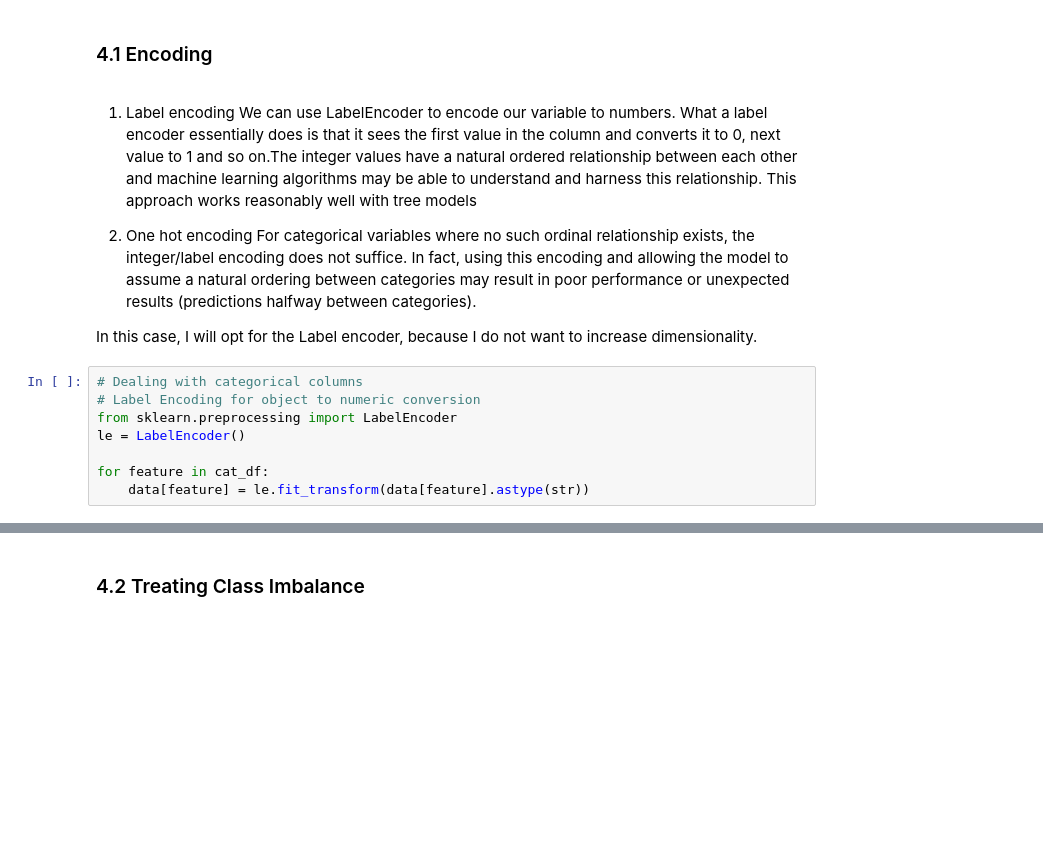
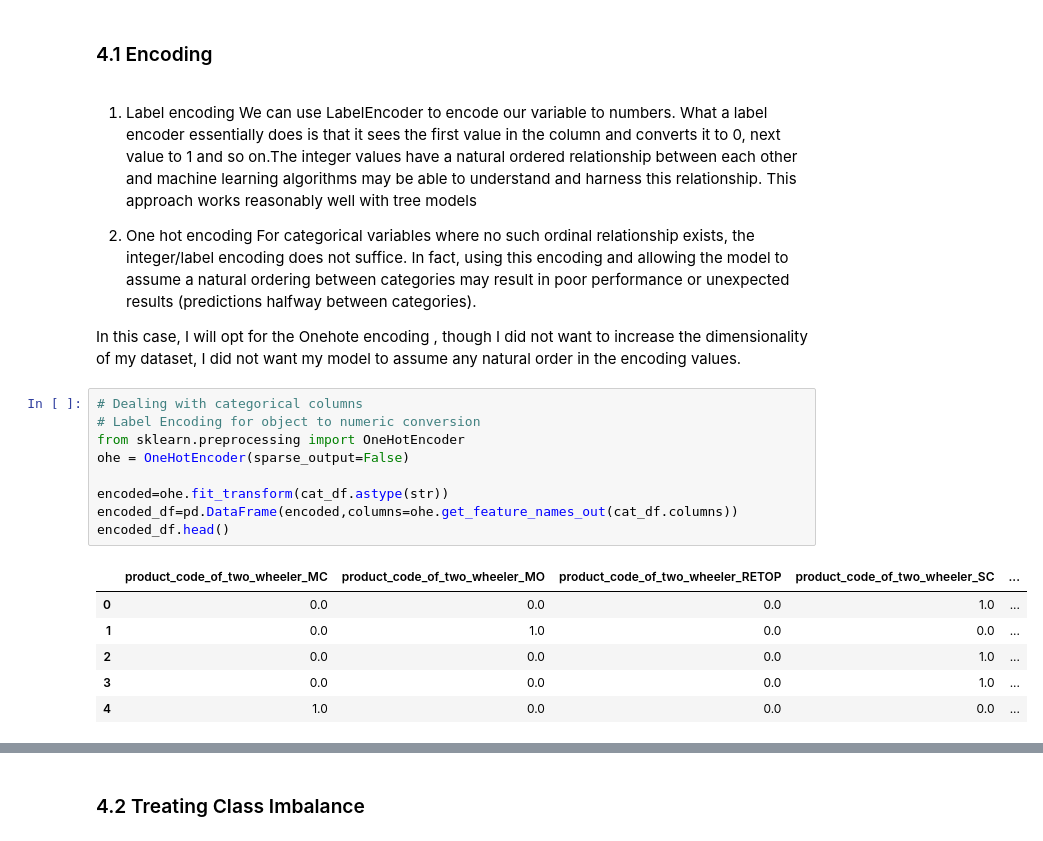
Before and after one commit to WamzMwangi/Machine_Learning_Foundations, a Jupyter notebook: Classification/Credit_Risk_Modelling.ipynb, the cells around one changed output, grey strips where cells are left out. Saved outputs shown, nothing was run; the diff lists cells and outputs as text; blank space fills up the shorter version.

```diff
--- a/Classification/Credit_Risk_Modelling.ipynb
+++ b/Classification/Credit_Risk_Modelling.ipynb
@@ -357,12 +377,20 @@ We can use LabelEncoder to encode our variable to numbers. What a label encoder
 2. One hot encoding
 For categorical variables where no such ordinal relationship exists, the integer/label encoding does not suffice. In fact, using this encoding and allowing the model to assume a natural ordering between categories may result in poor performance or unexpected results (predictions halfway between categories).
 
-In this case, I will opt for the Label encoder, because I do not want to increase dimensionality.
+In this case, I will opt for the Onehote encoding , though I did not want to increase the dimensionality of my dataset, I did not want my model to assume any natural order in the encoding values.
 # %%
 # Dealing with categorical columns
 # Label Encoding for object to numeric conversion
-from sklearn.preprocessing import LabelEncoder
-le = LabelEncoder()
+from sklearn.preprocessing import OneHotEncoder
+ohe = OneHotEncoder(sparse_output=False)
 
-for feature in cat_df:
-    data[feature] = le.fit_transform(data[feature].astype(str))
+encoded=ohe.fit_transform(cat_df.astype(str))
+encoded_df=pd.DataFrame(encoded,columns=ohe.get_feature_names_out(cat_df.columns))
+encoded_df.head()
+# %% [output]
+|  | product_code_of_two_wheeler_MC | product_code_of_two_wheeler_MO | product_code_of_two_wheeler_RETOP | product_code_of_two_wheeler_SC | ... |
+| 0 | 0.0 | 0.0 | 0.0 | 1.0 | ... |
+| 1 | 0.0 | 1.0 | 0.0 | 0.0 | ... |
+| 2 | 0.0 | 0.0 | 0.0 | 1.0 | ... |
+| 3 | 0.0 | 0.0 | 0.0 | 1.0 | ... |
+| 4 | 1.0 | 0.0 | 0.0 | 0.0 | ... |
```
Also changed, not shown: parts of 43 cells of this notebook, 2 other files.
